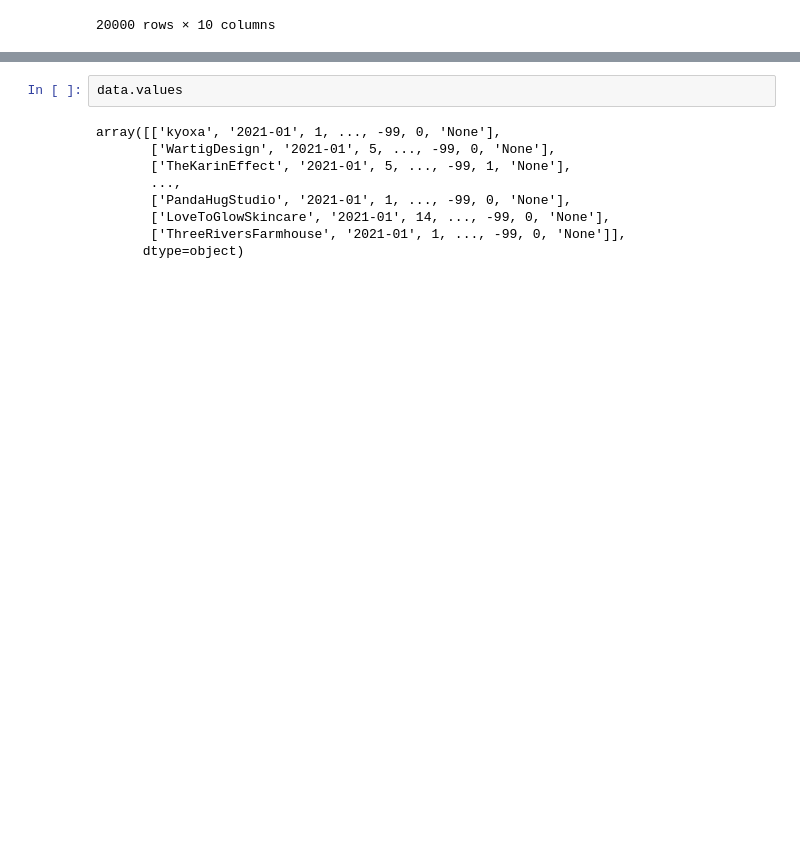
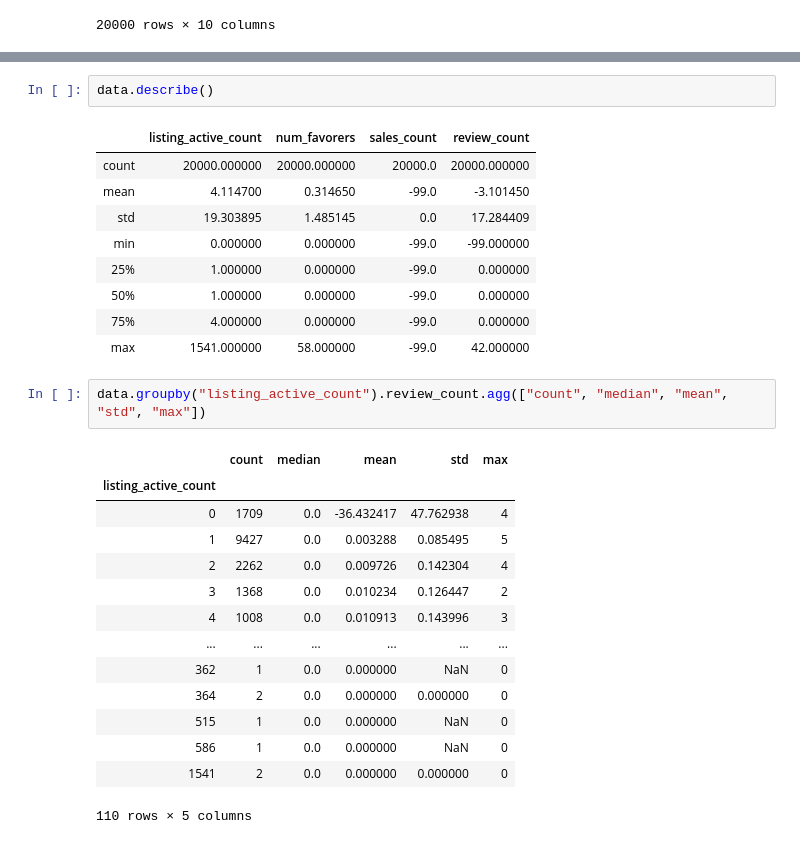
Before and after one commit to sdman135/Etsy-Scrape, a Jupyter notebook: Scrape.ipynb, the cells around one changed output, grey strips where cells are left out. Drawn from its saved outputs; the diff is of its cells as text; blank space fills up the shorter version.

```diff
--- a/Scrape.ipynb
+++ b/Scrape.ipynb
@@ -191,13 +191,31 @@ data_summary.summary()
 | missing_perc | 0% | 0% | 0% | 0% | 0% | 0% | ... |
 | types | categorical | constant | numeric | numeric | categorical | bool | ... |
 # %%
-data.values
+data.describe()
 # %% [output]
-array([['kyoxa', '2021-01', 1, ..., -99, 0, 'None'],
-       ['WartigDesign', '2021-01', 5, ..., -99, 0, 'None'],
-       ['TheKarinEffect', '2021-01', 5, ..., -99, 1, 'None'],
-       ...,
-       ['PandaHugStudio', '2021-01', 1, ..., -99, 0, 'None'],
-       ['LoveToGlowSkincare', '2021-01', 14, ..., -99, 0, 'None'],
-       ['ThreeRiversFarmhouse', '2021-01', 1, ..., -99, 0, 'None']],
-      dtype=object)
+|  | listing_active_count | num_favorers | sales_count | review_count |
+| count | 20000.000000 | 20000.000000 | 20000.0 | 20000.000000 |
+| mean | 4.114700 | 0.314650 | -99.0 | -3.101450 |
+| std | 19.303895 | 1.485145 | 0.0 | 17.284409 |
+| min | 0.000000 | 0.000000 | -99.0 | -99.000000 |
+| 25% | 1.000000 | 0.000000 | -99.0 | 0.000000 |
+| 50% | 1.000000 | 0.000000 | -99.0 | 0.000000 |
+| 75% | 4.000000 | 0.000000 | -99.0 | 0.000000 |
+| max | 1541.000000 | 58.000000 | -99.0 | 42.000000 |
+# %%
+data.groupby("listing_active_count").review_count.agg(["count", "median", "mean", "std", "max"])
+# %% [output]
+|  | count | median | mean | std | max |
+| listing_active_count |  |  |  |  |  |
+| 0 | 1709 | 0.0 | -36.432417 | 47.762938 | 4 |
+| 1 | 9427 | 0.0 | 0.003288 | 0.085495 | 5 |
+| 2 | 2262 | 0.0 | 0.009726 | 0.142304 | 4 |
+| 3 | 1368 | 0.0 | 0.010234 | 0.126447 | 2 |
+| 4 | 1008 | 0.0 | 0.010913 | 0.143996 | 3 |
+| ... | ... | ... | ... | ... | ... |
+| 362 | 1 | 0.0 | 0.000000 | NaN | 0 |
+| 364 | 2 | 0.0 | 0.000000 | 0.000000 | 0 |
+| 515 | 1 | 0.0 | 0.000000 | NaN | 0 |
+| 586 | 1 | 0.0 | 0.000000 | NaN | 0 |
+| 1541 | 2 | 0.0 | 0.000000 | 0.000000 | 0 |
+110 rows × 5 columns
```
Also changed, not shown: 1 other file.
